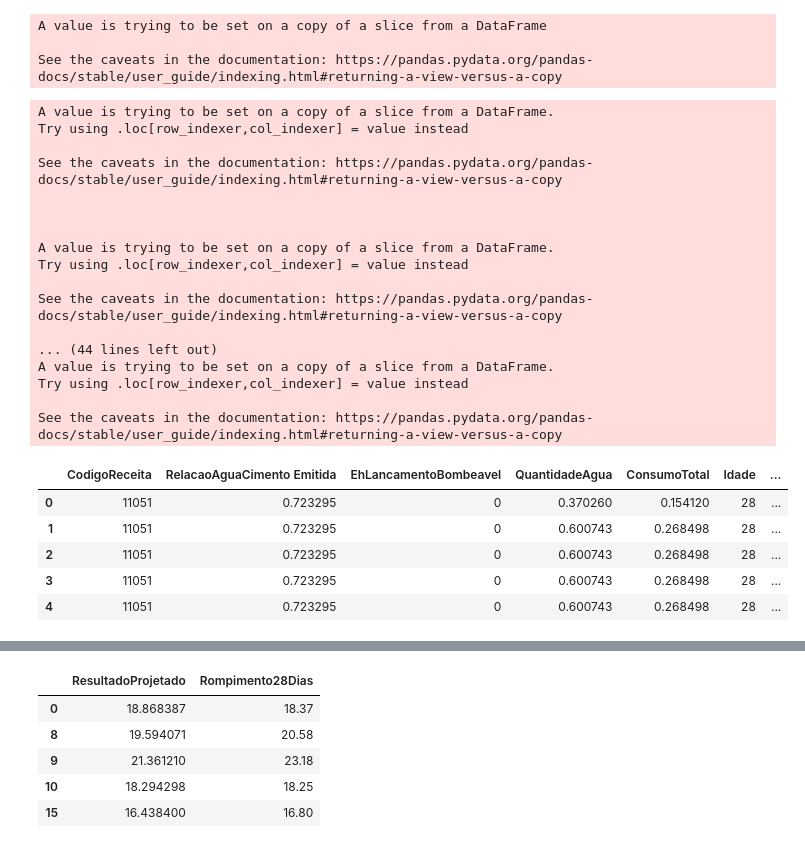
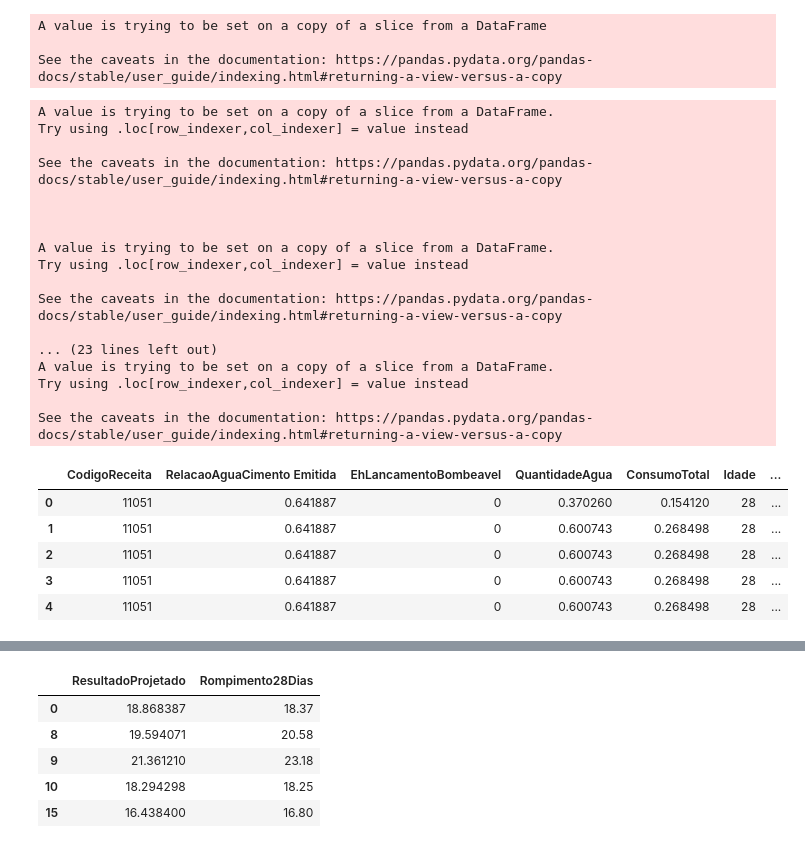
Before and after one commit to marinascoimbra/nova_projecao, a Jupyter notebook: Análise Exploratória e Regressão - 3051 - Versao 2.ipynb, the cells around one changed output, grey strips where cells are left out. Cells and saved outputs as stored; diff of their text form; code cells hidden in the pictures.

```diff
--- a/Análise Exploratória e Regressão - 3051 - Versao 2.ipynb
+++ b/Análise Exploratória e Regressão - 3051 - Versao 2.ipynb
@@ -96,41 +96,37 @@ A value is trying to be set on a copy of a slice from a DataFrame
 See the caveats in the documentation: https://pandas.pydata.org/pandas-docs/stable/user_guide/indexing.html#returning-a-view-versus-a-copy
 # %%
 scaler = MinMaxScaler()
-dados_3051["RelacaoAguaCimento Emitida"] = scaler.fit_transform(dados_3051["RelacaoAguaCimento Emitida"].values.reshape(-1, 1))
+dados_3051["RelacaoAguaCimento Emitida"] = scaler.fit_transform(np.exp(dados_3051["RelacaoAguaCimento Emitida"]).values.reshape(-1, 1))
 dados_3051["QuantidadeAgua"] = scaler.fit_transform(dados_3051["QuantidadeAgua"].values.reshape(-1, 1))
 dados_3051["ConsumoTotal"] = scaler.fit_transform(dados_3051["ConsumoTotal"].values.reshape(-1, 1))
 dados_3051["FCK"] = scaler.fit_transform(dados_3051["FCK"].values.reshape(-1, 1))
-dados_3051["RelacaoAguaCimento Receita"] = scaler.fit_transform(dados_3051["RelacaoAguaCimento Receita"].values.reshape(-1, 1))
 
-dados_3051["Rompimento7DiasLog"] = np.log(dados_3051["Rompimento7Dias"])
-dados_3051["Rompimento7DiasLog"] = scaler.fit_transform(dados_3051["Rompimento7DiasLog"].values.reshape(-1, 1))
-
-dados_3051["Rompimento28DiasLog"] = np.log(dados_3051["Rompimento28Dias"])
-dados_3051["Rompimento28DiasLog"] = scaler.fit_transform(dados_3051["Rompimento28DiasLog"].values.reshape(-1, 1))
+dados_3051["Rompimento7Dias"] = scaler.fit_transform(dados_3051["Rompimento7Dias"].values.reshape(-1, 1))
+dados_3051["Rompimento28Dias"] = scaler.fit_transform(dados_3051["Rompimento28Dias"].values.reshape(-1, 1))
 
 dados_3051.head()
 # %% [output]
 A value is trying to be set on a copy of a slice from a DataFrame.
 Try using .loc[row_indexer,col_indexer] = value instead
 
 See the caveats in the documentation: https://pandas.pydata.org/pandas-docs/stable/user_guide/indexing.html#returning-a-view-versus-a-copy
 
 
 
 A value is trying to be set on a copy of a slice from a DataFrame.
 Try using .loc[row_indexer,col_indexer] = value instead
 
 See the caveats in the documentation: https://pandas.pydata.org/pandas-docs/stable/user_guide/indexing.html#returning-a-view-versus-a-copy
 
-... (44 lines left out)
+... (23 lines left out)
 A value is trying to be set on a copy of a slice from a DataFrame.
 Try using .loc[row_indexer,col_indexer] = value instead
 
 See the caveats in the documentation: https://pandas.pydata.org/pandas-docs/stable/user_guide/indexing.html#returning-a-view-versus-a-copy
 |  | CodigoReceita | RelacaoAguaCimento Emitida | EhLancamentoBombeavel | QuantidadeAgua | ConsumoTotal | Idade | ... |
-| 0 | 11051 | 0.723295 | 0 | 0.370260 | 0.154120 | 28 | ... |
-| 1 | 11051 | 0.723295 | 0 | 0.600743 | 0.268498 | 28 | ... |
-| 2 | 11051 | 0.723295 | 0 | 0.600743 | 0.268498 | 28 | ... |
-| 3 | 11051 | 0.723295 | 0 | 0.600743 | 0.268498 | 28 | ... |
-| 4 | 11051 | 0.723295 | 0 | 0.600743 | 0.268498 | 28 | ... |
+| 0 | 11051 | 0.641887 | 0 | 0.370260 | 0.154120 | 28 | ... |
+| 1 | 11051 | 0.641887 | 0 | 0.600743 | 0.268498 | 28 | ... |
+| 2 | 11051 | 0.641887 | 0 | 0.600743 | 0.268498 | 28 | ... |
+| 3 | 11051 | 0.641887 | 0 | 0.600743 | 0.268498 | 28 | ... |
+| 4 | 11051 | 0.641887 | 0 | 0.600743 | 0.268498 | 28 | ... |
 # %%
```
Also changed, not shown: parts of 9 cells of this notebook.
